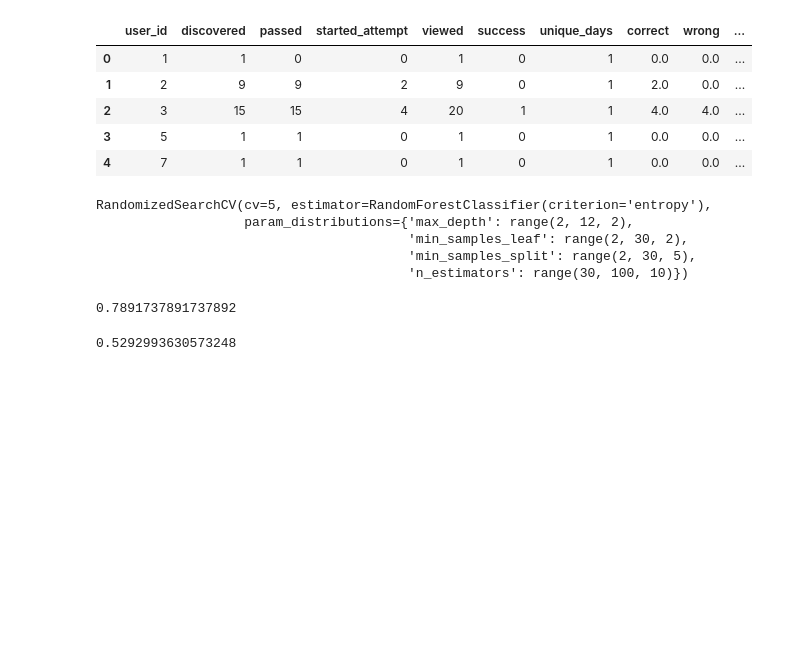
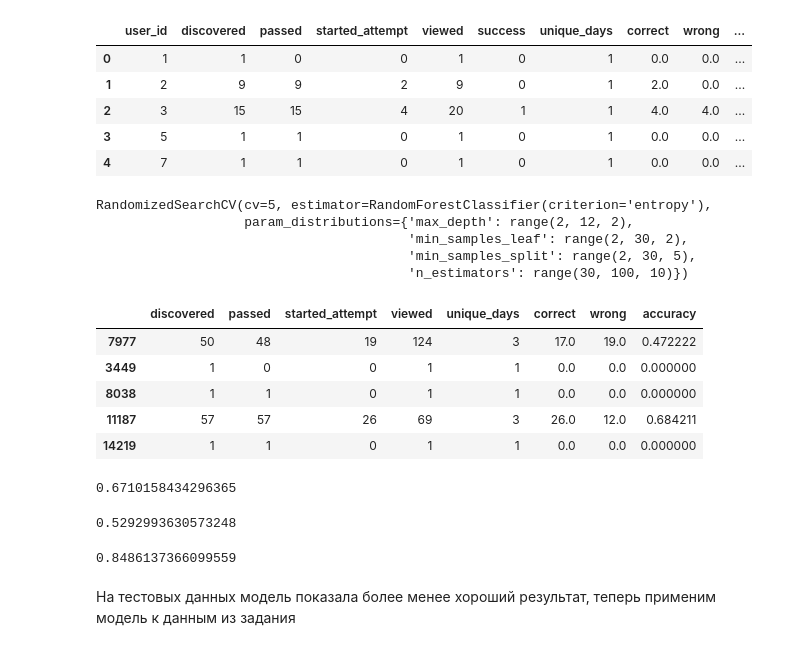
Before and after one commit to NLZer0/Stepic-analytical-contest, a Jupyter notebook: main.ipynb, the cells around one changed output. Saved outputs shown, nothing was run; the diff lists cells and outputs as text; code cells hidden in the pictures; blank space fills up the shorter version.

```diff
--- a/main.ipynb
+++ b/main.ipynb
@@ -279,4 +279,13 @@ RandomizedSearchCV(cv=5, estimator=RandomForestClassifier(criterion='entropy'),
                                         'n_estimators': range(30, 100, 10)})
 # %%
 best_clf = grid_scv.best_estimator_
+# %%
+X_test.head()
+# %% [output]
+|  | discovered | passed | started_attempt | viewed | unique_days | correct | wrong | accuracy |
+| 7977 | 50 | 48 | 19 | 124 | 3 | 17.0 | 19.0 | 0.472222 |
+| 3449 | 1 | 0 | 0 | 1 | 1 | 0.0 | 0.0 | 0.000000 |
+| 8038 | 1 | 1 | 0 | 1 | 1 | 0.0 | 0.0 | 0.000000 |
+| 11187 | 57 | 57 | 26 | 69 | 3 | 26.0 | 12.0 | 0.684211 |
+| 14219 | 1 | 1 | 0 | 1 | 1 | 0.0 | 0.0 | 0.000000 |
 # %%
@@ -284,4 +292,0 @@ prediction = best_clf.predict(X_test)
-# %%
-precision_score(y_test, prediction)
-# %% [output]
-0.7891737891737892
@@ -288,4 +306,14 @@ precision_score(y_test, prediction)
+# %%
+max
+# %% [output]
+0.6710158434296365
 # %%
 recall_score(y_test,prediction)
 # %% [output]
 0.5292993630573248
+# %%
+best_clf.score(X_test, y_test)
+# %% [output]
+0.8486137366099559
+# %% [markdown]
+На тестовых данных модель показала более менее хороший результат, теперь применим модель к данным из задания
```
Also changed, not shown: parts of 21 cells of this notebook, 1 other file.
